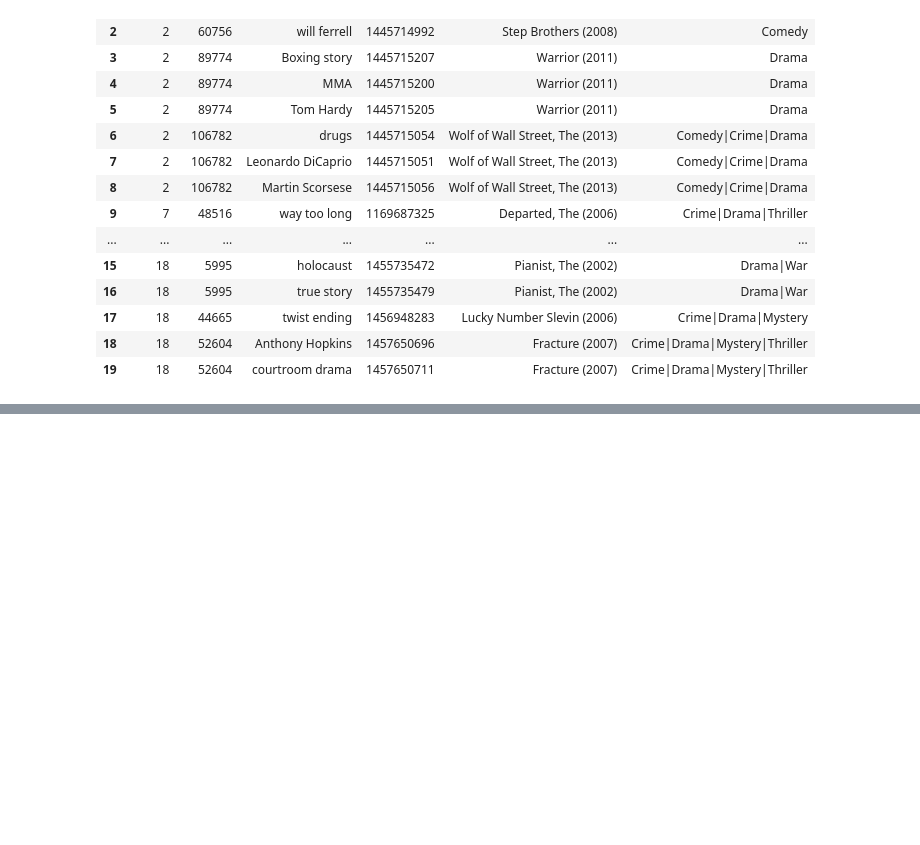
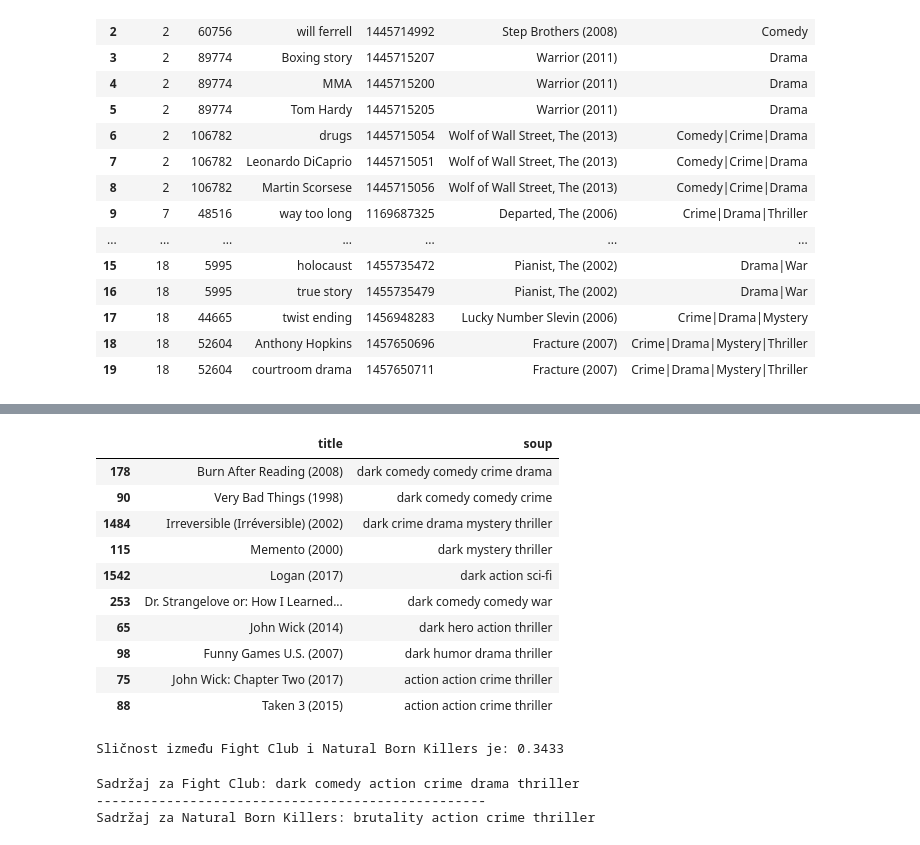
Before and after one commit to karlolac/Content-Based-Movie-Recommendation-System, a Jupyter notebook: content_based_recommender.ipynb, the cells around one changed output, grey strips where cells are left out. Drawn from its saved outputs; the diff is of its cells as text; code cells hidden in the pictures; blank space fills up the shorter version.

```diff
--- a/content_based_recommender.ipynb
+++ b/content_based_recommender.ipynb
@@ -122,0 +164,36 @@ print(test_film[['userId', 'tag', 'genres']])
+# %%
+get_recommendations('Fight Club (1999)')
+# %% [output]
+|  | title | soup |
+| 178 | Burn After Reading (2008) | dark comedy comedy crime drama |
+| 90 | Very Bad Things (1998) | dark comedy comedy crime |
+| 1484 | Irreversible (Irréversible) (2002) | dark crime drama mystery thriller |
+| 115 | Memento (2000) | dark mystery thriller |
+| 1542 | Logan (2017) | dark action sci-fi |
+| 253 | Dr. Strangelove or: How I Learned... | dark comedy comedy war |
+| 65 | John Wick (2014) | dark hero action thriller |
+| 98 | Funny Games U.S. (2007) | dark humor drama thriller |
+| 75 | John Wick: Chapter Two (2017) | action action crime thriller |
+| 88 | Taken 3 (2015) | action action crime thriller |
+# %%
+idx_a = indices['Fight Club (1999)']
+if not isinstance(idx_a, (int, np.integer)): idx_a = idx_a.iloc[0]
+
+idx_b = indices['Natural Born Killers (1994)']
+if not isinstance(idx_b, (int, np.integer)): idx_b = idx_b.iloc[0]
+
+similarity = cosine_sim[idx_a][idx_b]
+print(f"Sličnost između Fight Club i Natural Born Killers je: {similarity:.4f}")
+# %% [output]
+Sličnost između Fight Club i Natural Born Killers je: 0.3433
+# %%
+def get_soup_info(naslov):
+    return metadata[metadata['title'] == naslov]['soup'].iloc[0]
+
+print(f"Sadržaj za Fight Club: {get_soup_info('Fight Club (1999)')}")
+print("-" * 50)
+print(f"Sadržaj za Natural Born Killers: {get_soup_info('Natural Born Killers (1994)')}")
+# %% [output]
+Sadržaj za Fight Club: dark comedy action crime drama thriller
+--------------------------------------------------
+Sadržaj za Natural Born Killers: brutality action crime thriller
```
Also changed, not shown: parts of 16 cells of this notebook, 1 other file.
